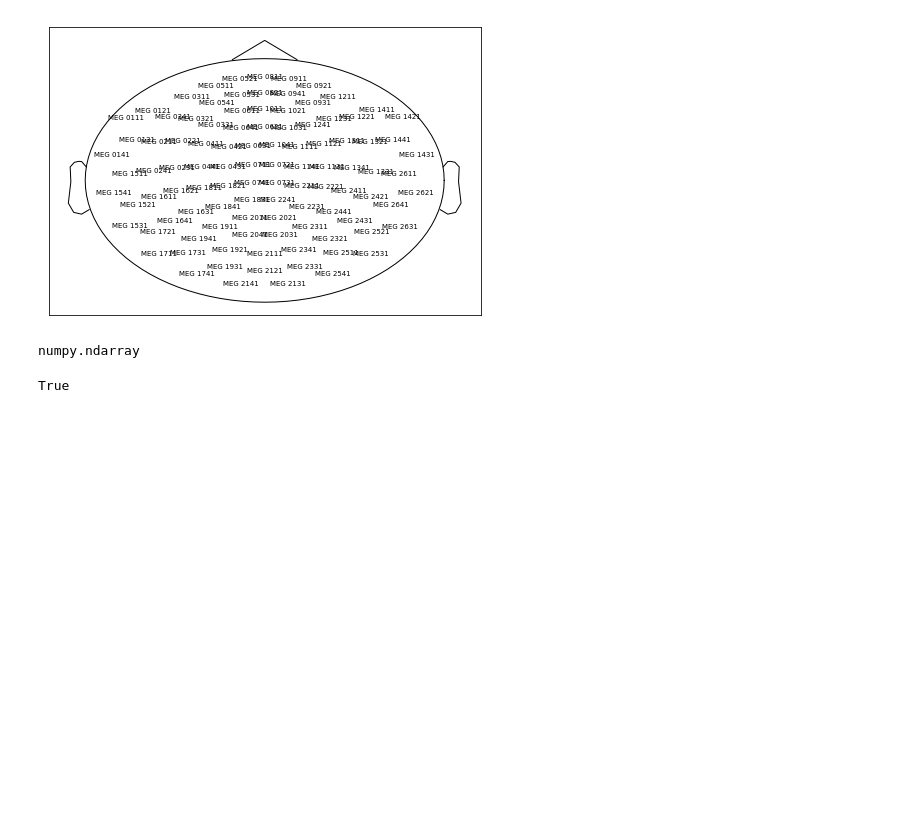
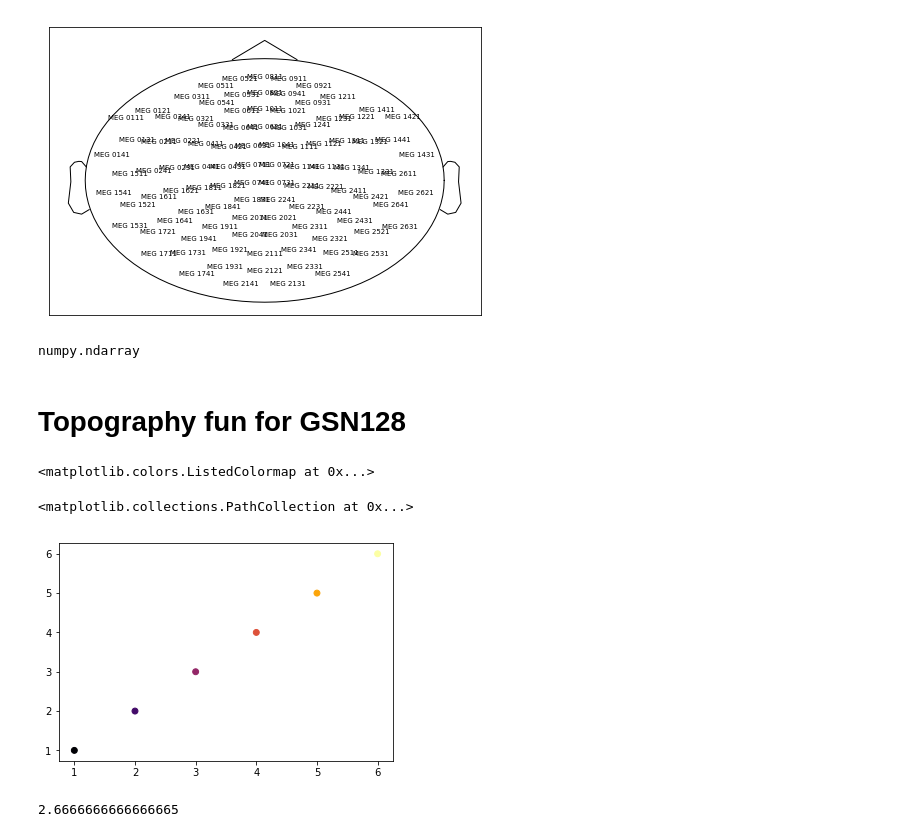
Before and after one commit to LIKANblk/NN4BCI, a Jupyter notebook: test.ipynb, the cells around one changed output. Cells and saved outputs as stored; diff of their text form; code cells hidden in the pictures; blank space fills up the shorter version.

```diff
--- a/test.ipynb
+++ b/test.ipynb
@@ -35,7 +39,5 @@ neighboring,_ = read_ch_connectivity(neighboring_filename, picks=None)
 type(neighboring.toarray())
 # %% [output]
 numpy.ndarray
-# %%
-neighboring[1,1]
-# %% [output]
-True
+# %% [markdown]
+# Topography fun for GSN128
@@ -41,0 +46,14 @@ True
+# %%
+cm = matplotlib.cm.get_cmap('inferno')
+cm
+# %% [output]
+<matplotlib.colors.ListedColormap at 0x...>
+# %%
+plt.scatter([1,2,3,4,5,6],[1,2,3,4,5,6],c=[1,2,3,4,5,6],s=35,cmap=cm)
+# %% [output]
+<matplotlib.collections.PathCollection at 0x...>
+[figure, added]
+# %%
+8/3.0
+# %% [output]
+2.6666666666666665
```
Also changed, not shown: parts of 3 cells of this notebook, 5 other files.
